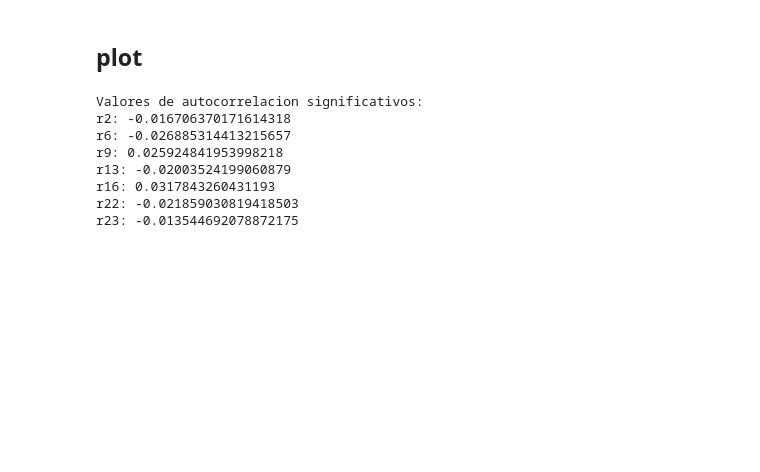
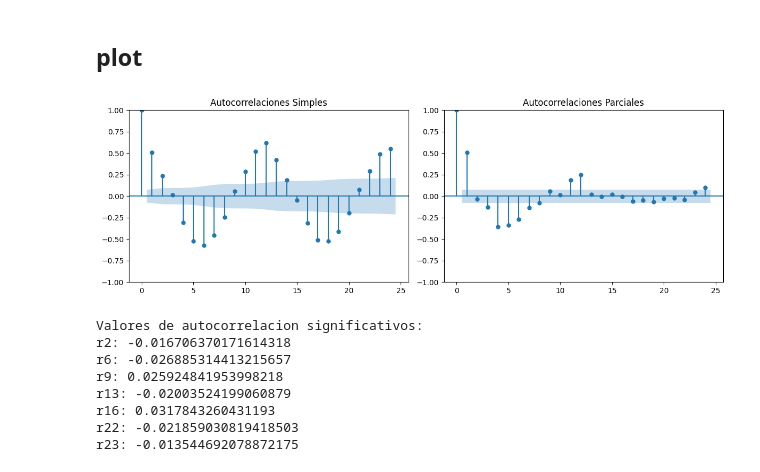
Before and after one commit to heritaco/Time-Series, a Jupyter notebook: 05-SARIMA/Puebla.ipynb, the cells around one changed output. Saved outputs shown, nothing was run; the diff lists cells and outputs as text; code cells hidden in the pictures; blank space fills up the shorter version.

```diff
--- a/05-SARIMA/Puebla.ipynb
+++ b/05-SARIMA/Puebla.ipynb
@@ -270,18 +257,20 @@ rho 24: 0.11135938181397918
 # %% [markdown]
 ## plot
 # %%
-# fig, axs = plt.subplots(1, 2, figsize=(12, 4))
+fig, axs = plt.subplots(1, 2, figsize=(12, 4))
 
-# plot_acf(pre, lags=24, ax=axs[0])
-# # axs[0].set_ylim(-0.04, 0.04)
-# axs[0].set_title('Autocorrelaciones Simples')
+plot_acf(pre, lags=24, ax=axs[0])
+# axs[0].set_ylim(-0.04, 0.04)
+axs[0].set_title('Autocorrelaciones Simples')
 
-# plot_pacf(pre, lags=24, ax=axs[1])
+plot_pacf(pre, lags=24, ax=axs[1])
 # axs[1].set_ylim(-0.04, 0.04)
-# axs[1].set_title('Autocorrelaciones Parciales')
+axs[1].set_title('Autocorrelaciones Parciales')
 
-# plt.tight_layout()
-# plt.show()
+plt.tight_layout()
+plt.show()
+# %% [output]
+[figure, added]
 # %%
 print("Valores de autocorrelacion significativos:")
 for val, i in autocorr_sig:
```
Also changed, not shown: parts of 13 cells of this notebook.
